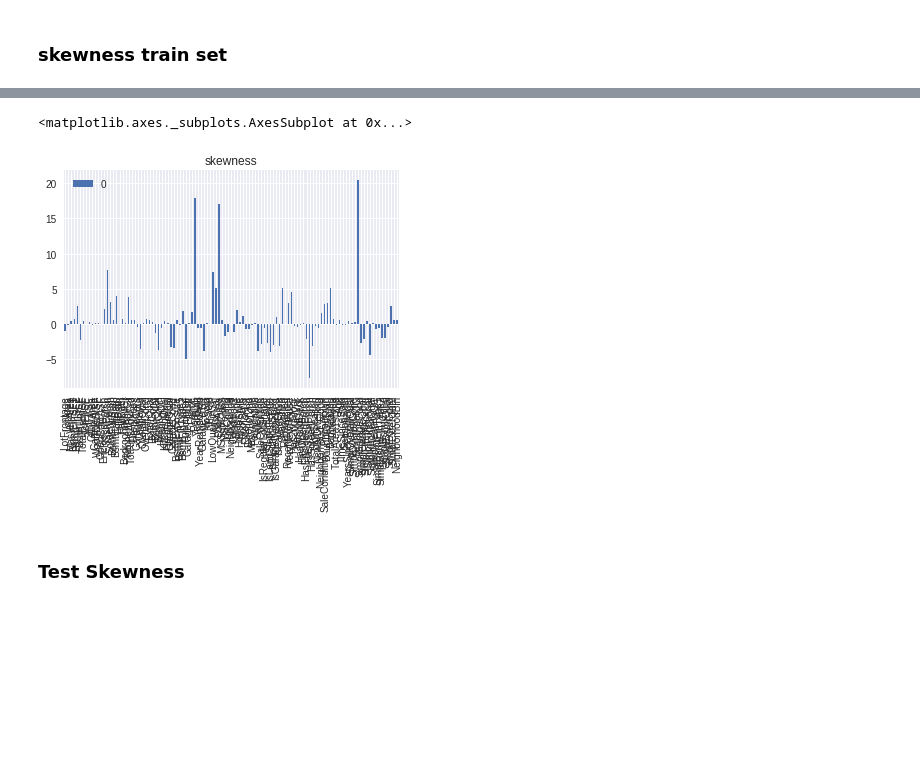
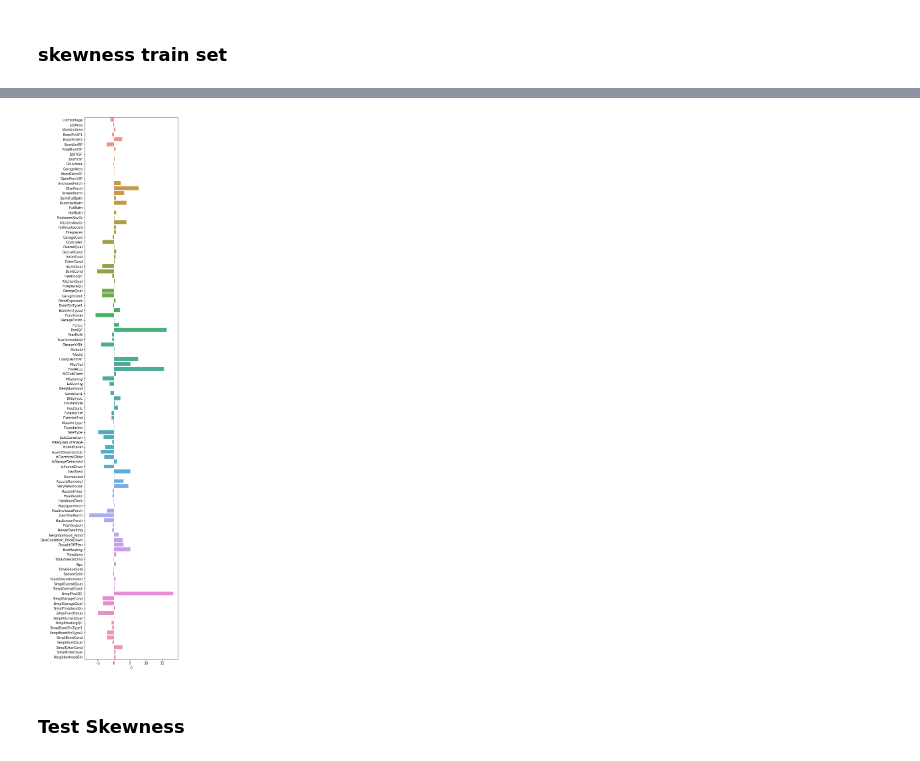
Before and after one commit to navidRashik/House-Prices-Advanced-Regression-Techniques, a Jupyter notebook: house_price.ipynb, the cells around one changed output, grey strips where cells are left out. Saved outputs shown, nothing was run; the diff lists cells and outputs as text; code cells hidden in the pictures; blank space fills up the shorter version.

Commit message:
hyperparameter tuning log,learning curve, grid search on epoch, lot of description

```diff
--- a/house_price.ipynb
+++ b/house_price.ipynb
@@ -92,7 +107,7 @@ plt.show()
  There are a few houses with more than 4000 sq ft living area that are
  outliers, so we drop them from the training data.
 # %%
-train.drop(train[train["GrLivArea"] > 4000].index, inplace=True)
+train.drop(train[ (train["GrLivArea"] > 4000) & (train['SalePrice']<400000) ].index, inplace=True)
 # %%
 #Check the graphic again
 fig, ax = plt.subplots()
@@ -130,24 +144,11 @@ In this part we have lebel encoded some of the columns because some features are
 def data_process(df):
     all_df = pd.DataFrame(index = df.index)
 
-#     #set all NA column of numerical column to 0
-#     col_numeric = df.select_dtypes(exclude=['object']).columns
-#     all_df[col_numeric] = df[col_numeric]
-#     all_df[col_numeric].fillna(0, inplace=True)
-
-
-
-
-
-
-
-
     all_df["LotFrontage"] = df["LotFrontage"]
     for key, group in lot_frontage_by_neighborhood:
+        #Filling in missing LotFrontage values by the median
         idx = (df["Neighborhood"] == key) & (df["LotFrontage"].isnull())
         all_df.loc[idx, "LotFrontage"] = group.median()
-
-
         all_df["LotArea"] = df["LotArea"]
 
     all_df["MasVnrArea"] = df["MasVnrArea"]
@@ -201,6 +202,7 @@ def data_process(df):
 
 
     """following case are ordinal so we are performing label encoding here"""
+
     nan = float('nan')
     qual_dict = {nan: 0, "NA": 0, "Po": 1, "Fa": 2, "TA": 3, "Gd": 4, "Ex": 5}
     all_df["ExterQual"] = df["ExterQual"].map(qual_dict).astype(int)
@@ -265,6 +267,8 @@ def data_process(df):
     all_df = factorize(df, all_df, "SaleType", "Oth")
     all_df = factorize(df, all_df, "SaleCondition")
 
+    """In following code I am converting values of those features as 0 or 1"""
+
     # IR2 and IR3 don't appear that often, so just make a distinction
     # between regular and irregular.
     all_df["IsRegularLotShape"] = (df["LotShape"] == "Reg") * 1
@@ -315,7 +319,8 @@ def data_process(df):
 #     all_df["NewerDwelling"] = df["MSSubClass"].replace(
 #         train["MSSubClass"].groupby(train["MSSubClass"]).count()/mx)
 
-        # Months with the largest number of deals may be significant.
+    # following portion was calculated with above commented part of the code.
+    # Instead of the fraction value putting binary value helps for generalization
     all_df["HighSeason"] = df["MoSold"].replace(
         {1: 0, 2: 0, 3: 0, 4: 1, 5: 1, 6: 1, 7: 1, 8: 0, 9: 0, 10: 0, 11: 0, 12: 0})
 
@@ -461,7 +472,7 @@ numeric_features = train_processed.dtypes[train_processed.dtypes != "object"].in
 from scipy.stats import skew
 
 skewed = train_processed[numeric_features].apply(lambda x: skew(x.dropna().astype(float)))
-skewed = skewed[skewed > 0.75]
+skewed = skewed[(skewed < -0.75) | (skewed > 0.75)]
 skewed = skewed.index
 
 train_processed[skewed] = np.log1p(train_processed[skewed])
@@ -477,14 +488,14 @@ for i, col in enumerate(numeric_features):
 # %%
 from scipy.stats import skew
 numeric_features = train_processed.dtypes[train_processed.dtypes != "object"].index
-
 skewness = train_processed[numeric_features].skew(axis=0 , skipna =True)
-pd.DataFrame(skewness).plot.bar(title = "skewness")
-
-# print('skew: ',train_processed[numeric_features].skew())
+skewness = pd.DataFrame(skewness)
+plt.figure(figsize=[5,30])
+# skw = sns.load_dataset(skewness)
+ax = sns.barplot( y= skewness.index , x=skewness[0] , data = skewness)
+plt.show()
 # %% [output]
-<matplotlib.axes._subplots.AxesSubplot at 0x...>
-[figure, old version]
+[figure, new version]
 # %% [markdown]
 ### Test Skewness
 # %%
```
Also changed, not shown: parts of 74 cells of this notebook.
